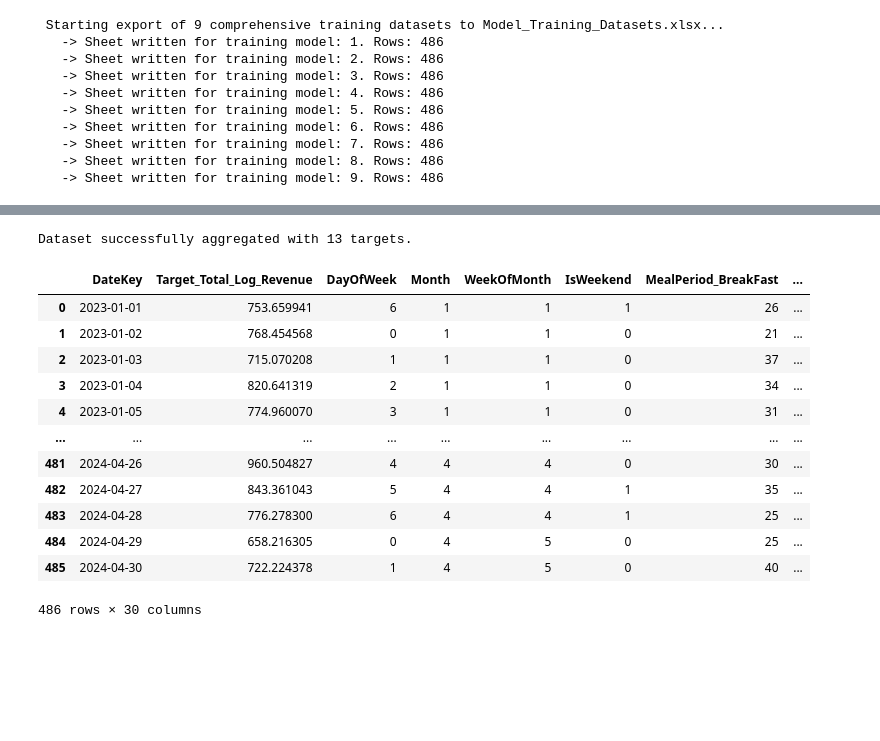
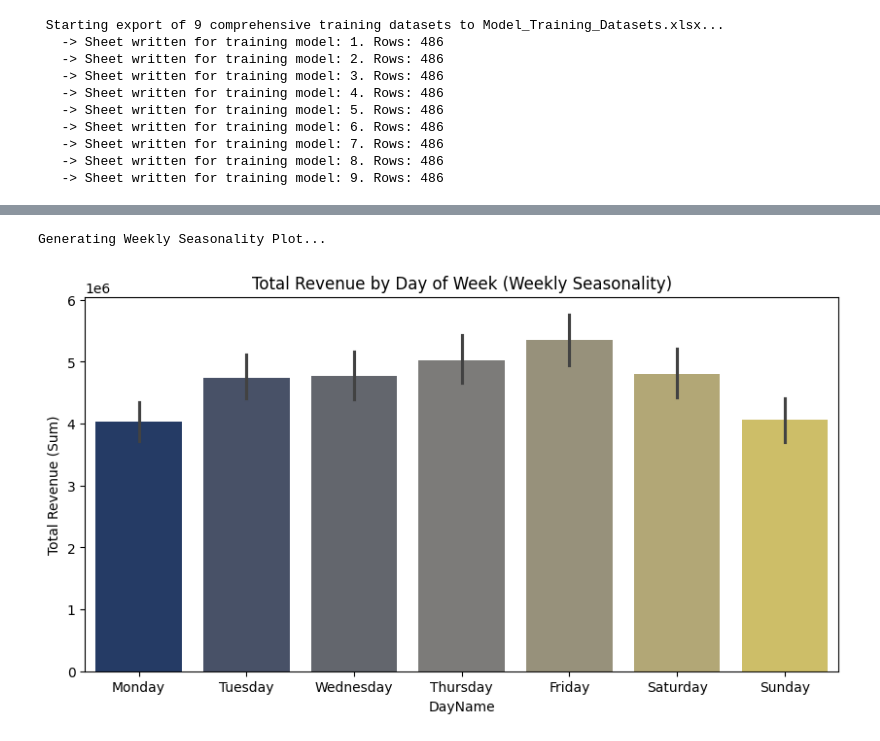
Before and after one commit to Sampavi01/Hotel_Revenue_Forecasting, a Jupyter notebook: forecasting.ipynb, the cells around one changed output, grey strips where cells are left out. Saved outputs shown, nothing was run; the diff lists cells and outputs as text; code cells hidden in the pictures; blank space fills up the shorter version.

```diff
--- a/forecasting.ipynb
+++ b/forecasting.ipynb
@@ -1040,57 +463,18 @@ print("\n2. Export Complete. All 9 reports contain only the 4 requested columns
-# %%
-# --- STEP 12.5: Engineer 12 Log Revenue Targets on transaction-level data ---
-# This links the Log Revenue of a transaction to its specific category (Meal Period or Center)
-
-CATEGORY_COLS = [col for col in df_encoded.columns if 'MealPeriod_' in col or 'RevenueCenterName_' in col]
-
-for col in CATEGORY_COLS:
-    # Create a new column: Log_Check_Total * 1 (if category matches) or 0 (if not)
-    df_encoded[f'Target_{col}_Log_Revenue'] = df_encoded['Log_Check_Total'] * df_encoded[col]
-
-# --- CORRECTED STEP 13: Multi-Target Aggregation ---
-
-# 1. Define Aggregation Rules
-agg_dict = {
-    'Log_Check_Total': 'sum', # Target 1: Total Revenue
-    'DayOfWeek': 'first',
-    'Month': 'first',
-    'WeekOfMonth': 'first',
-    'IsWeekend': 'first'
-}
-
-# 2. Add rules for 12 Count Features (sum gives daily count)
-for col in CATEGORY_COLS:
-    agg_dict[col] = 'sum'
-
-# 3. ADDED RULE: Sum the 12 new revenue targets (sum gives daily log revenue for that category)
-for col in [f'Target_{c}_Log_Revenue' for c in CATEGORY_COLS]:
-    agg_dict[col] = 'sum'
-
-# Group the data to the final forecasting granularity
-df_time_series_multi_target = df_encoded.groupby(['DateKey']).agg(agg_dict).reset_index()
-
-# Rename the Total Revenue target for clarity
-df_time_series_multi_target.rename(columns={'Log_Check_Total': 'Target_Total_Log_Revenue'}, inplace=True)
-
-# Define the 13 final target columns for use in Phase 6
-ALL_TARGETS = [col for col in df_time_series_multi_target.columns if col.startswith('Target_')]
-
-print(f"Dataset successfully aggregated with {len(ALL_TARGETS)} targets.")
-# %% [output]
-Dataset successfully aggregated with 13 targets.
-# %%
-df_time_series_multi_target
-# %% [output]
-|  | DateKey | Target_Total_Log_Revenue | DayOfWeek | Month | WeekOfMonth | IsWeekend | MealPeriod_BreakFast | ... |
-| 0 | 2023-01-01 | 753.659941 | 6 | 1 | 1 | 1 | 26 | ... |
-| 1 | 2023-01-02 | 768.454568 | 0 | 1 | 1 | 0 | 21 | ... |
-| 2 | 2023-01-03 | 715.070208 | 1 | 1 | 1 | 0 | 37 | ... |
-| 3 | 2023-01-04 | 820.641319 | 2 | 1 | 1 | 0 | 34 | ... |
-| 4 | 2023-01-05 | 774.960070 | 3 | 1 | 1 | 0 | 31 | ... |
-| ... | ... | ... | ... | ... | ... | ... | ... | ... |
-| 481 | 2024-04-26 | 960.504827 | 4 | 4 | 4 | 0 | 30 | ... |
-| 482 | 2024-04-27 | 843.361043 | 5 | 4 | 4 | 1 | 35 | ... |
-| 483 | 2024-04-28 | 776.278300 | 6 | 4 | 4 | 1 | 25 | ... |
-| 484 | 2024-04-29 | 658.216305 | 0 | 4 | 5 | 0 | 25 | ... |
-| 485 | 2024-04-30 | 722.224378 | 1 | 4 | 5 | 0 | 40 | ... |
-486 rows × 30 columns
+# %%
+DATE_COLUMN = 'Date'
+REVENUE_COLUMN = 'CheckTotal'
+
+df['DayName'] = df[DATE_COLUMN].dt.day_name()
+
+# ---  Run the Weekly Seasonality Plot ---
+print("Generating Weekly Seasonality Plot...")
+
+plt.figure(figsize=(10, 5))
+sns.barplot(x='DayName', y=REVENUE_COLUMN, data=df, estimator=sum,
+            order=['Monday', 'Tuesday', 'Wednesday', 'Thursday', 'Friday', 'Saturday', 'Sunday'], palette='cividis')
+plt.title('Total Revenue by Day of Week (Weekly Seasonality)')
+plt.ylabel('Total Revenue (Sum)')
+plt.show()
+# %% [output]
+Generating Weekly Seasonality Plot...
+[figure, added]
```
Also changed, not shown: parts of 12 cells of this notebook.
